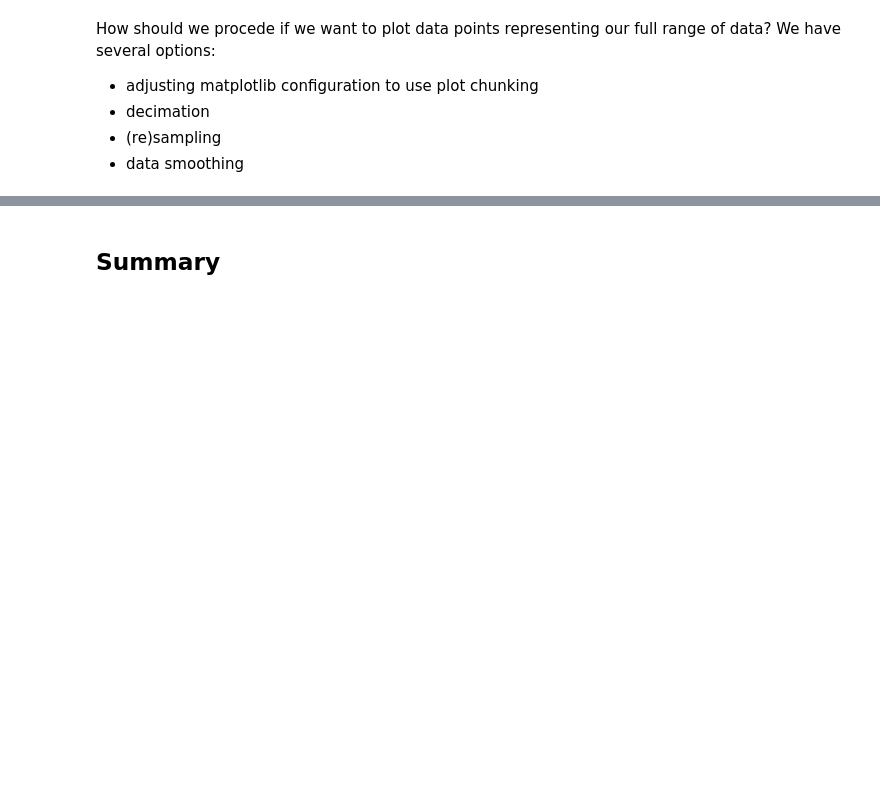
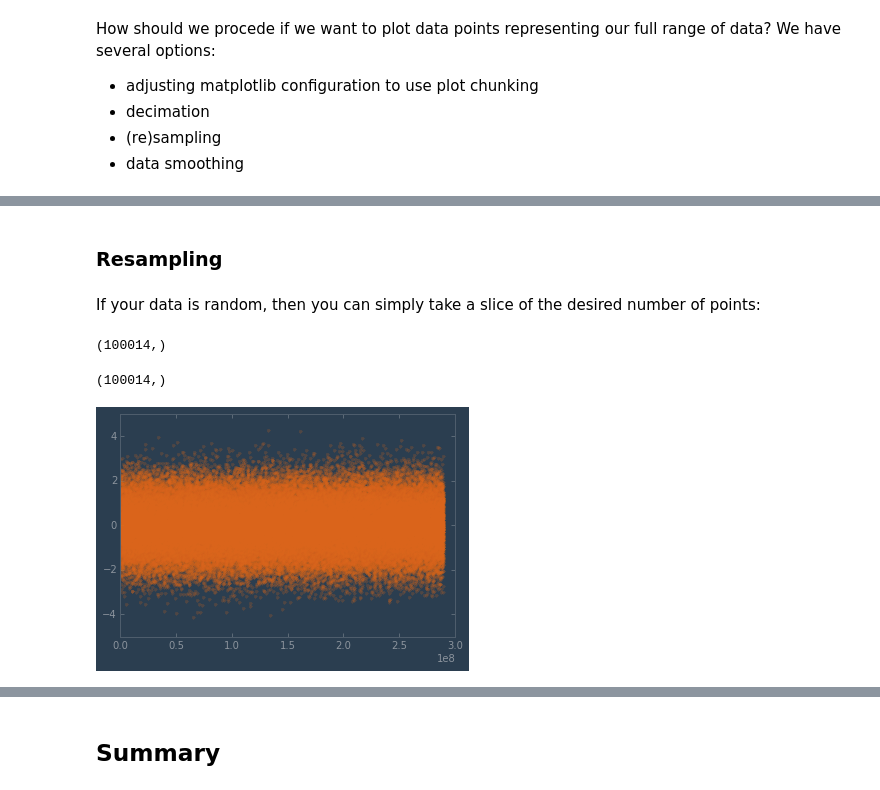
Before and after one commit to masteringmatplotlib/big-data, a Jupyter notebook: notebooks/mmpl-big-data.ipynb, the cells around one changed output, grey strips where cells are left out. Saved outputs shown, nothing was run; the diff lists cells and outputs as text; code cells hidden in the pictures; blank space fills up the shorter version.

```diff
--- a/notebooks/mmpl-big-data.ipynb
+++ b/notebooks/mmpl-big-data.ipynb
@@ -883,0 +948,20 @@ How should we procede if we want to plot data points representing our full range
+# %% [markdown]
+### Resampling
+# %% [markdown]
+If your data is random, then you can simply take a slice of the desired number of points:
+# %%
+tab[0:limit]["temp"].shape
+# %% [output]
+(100014,)
+# %%
+np.array(indices).shape
+# %% [output]
+(100014,)
+# %%
+limit = len(indices)
+# %%
+(figure, axes) = plt.subplots()
+axes.plot(indices, tab[0:limit]["temp"], ".", alpha=0.2)
+plt.show()
+# %% [output]
+[figure, added]
```
Also changed, not shown: parts of 33 cells of this notebook.
